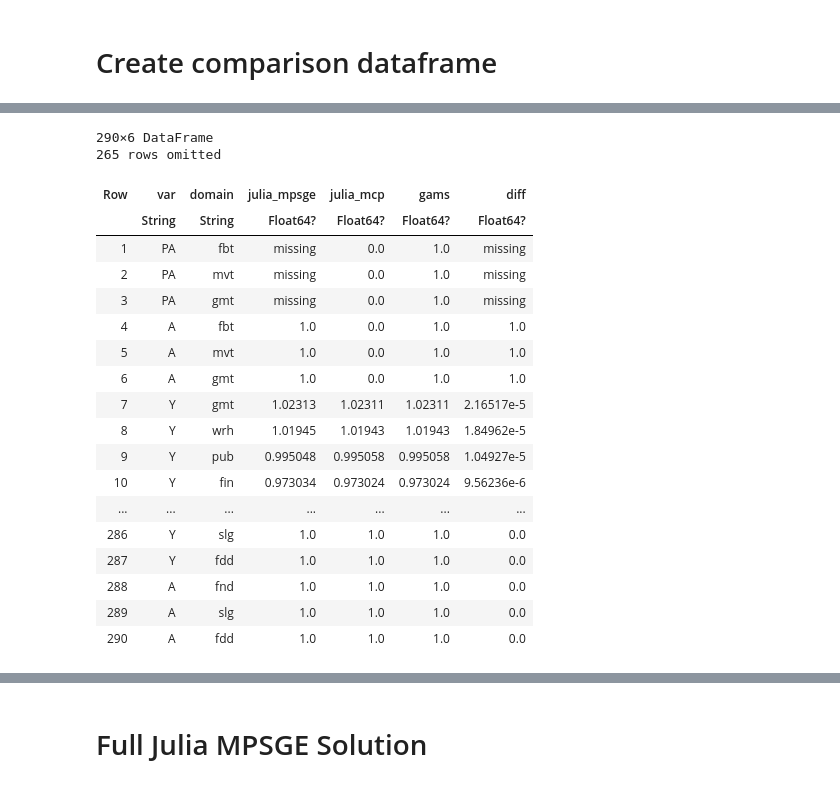
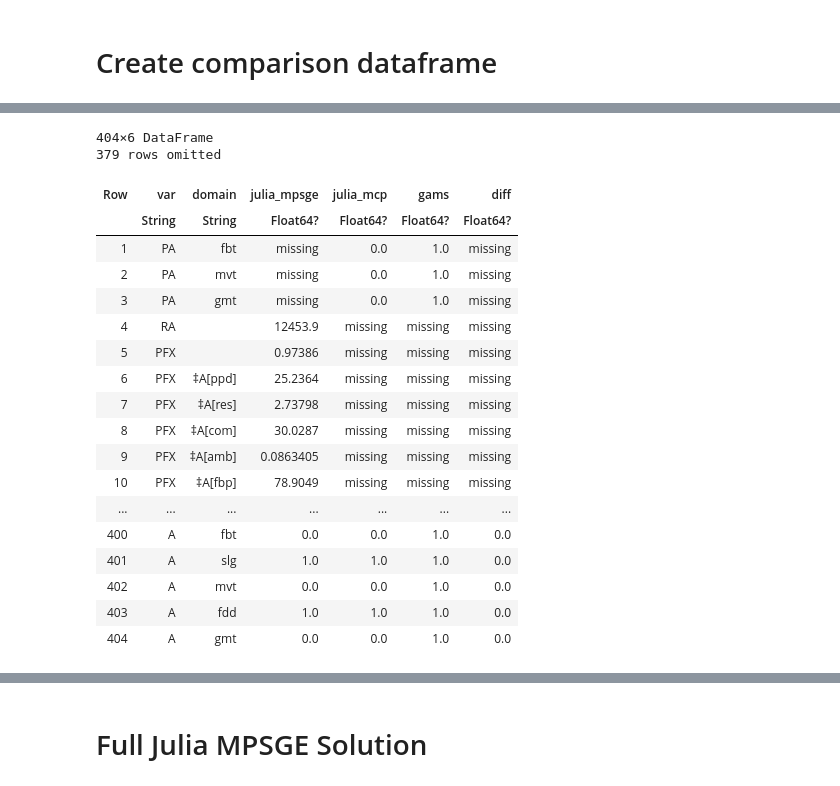
Before and after one commit to EliLazarus/WiNnat_model, a Jupyter notebook: find_differences.ipynb, the cells around one changed output, grey strips where cells are left out. Saved outputs shown, nothing was run; the diff lists cells and outputs as text; code cells hidden in the pictures.

```diff
--- a/find_differences.ipynb
+++ b/find_differences.ipynb
@@ -10,6 +10,8 @@ mean (generic function with 1 method)
 # %% [markdown]
 # Load MPSGE Solutions
 # %%
+file_name = "FullReportCounter"
+
 replace_dict = Dict(
     "Y" => [r"^Y\[\(:(\w{3}),\)]", s"\1"],
     "A" => [r"^A\[\(:(\w{3}),\)]", s"\1"],
@@ -18,11 +20,11 @@ replace_dict = Dict(
     "PY" => [r"^PY\[\(:(\w{3}),\)]", s"\1"],
     "PVA" => [r"^PVA\[\(:(\w{6,7}),\)]", s"\1"],
     "PM" => [r"^PM\[\(:(\w{3}),\)]", s"\1"],
-    #"PFX" => [r"^PFX", s""],
-    #"RA" => [r"^RA", s""],
+    "PFX" => [r"^PFX", s""],
+    "RA" => [r"^RA", s""],
     );
 
-d = DataFrame(CSV.File("FullReportCounter.csv",stringtype=String)) |>
+d = DataFrame(CSV.File("./Results/"*file_name*".csv",stringtype=String)) |>
     x -> transform(x, :margin => (y -> ifelse.(y.==".","0",y)) => :margin) |>
     x -> transform(x, :margin => (y -> parse.(Float64,y))=>:margin);
 
@@ -48,31 +73,31 @@ df_mpsge = df_mpsge |>
 # %%
-df_mcp = DataFrame(CSV.File("national_sols_julia_mcp.csv",stringtype=String))
+df_mcp = DataFrame(CSV.File("./Results/national_sols_julia_mcp.csv",stringtype=String))
 
-df = DataFrame(CSV.File("national_sols_gams.csv",stringtype=String)) |>
+df = DataFrame(CSV.File("./Results/national_sols_gams.csv",stringtype=String)) |>
     x -> dropmissing(x) |>
     x -> outerjoin(df_mpsge,df_mcp,x, on = [:var,:domain],makeunique=true) |>
     x -> rename(x, :value => :julia_mpsge, :value_1 => :julia_mcp, :value_2 => :gams) |>
     x -> transform(x, [:julia_mpsge,:julia_mcp] => ((a,b) -> abs.(a-b)) => :diff) |>
     #x -> filter(:julia_mcp => y -> !ismissing(y) && y !=0 , x) |>
     x -> sort(x,:diff;rev=true)
 # %% [output]
-290×6 DataFrame
-265 rows omitted
+404×6 DataFrame
+379 rows omitted
 | Row | var | domain | julia_mpsge | julia_mcp | gams | diff |
 |  | String | String | Float64? | Float64? | Float64? | Float64? |
 | 1 | PA | fbt | missing | 0.0 | 1.0 | missing |
 | 2 | PA | mvt | missing | 0.0 | 1.0 | missing |
 | 3 | PA | gmt | missing | 0.0 | 1.0 | missing |
-| 4 | A | fbt | 1.0 | 0.0 | 1.0 | 1.0 |
-| 5 | A | mvt | 1.0 | 0.0 | 1.0 | 1.0 |
-| 6 | A | gmt | 1.0 | 0.0 | 1.0 | 1.0 |
-| 7 | Y | gmt | 1.02313 | 1.02311 | 1.02311 | 2.16517e-5 |
-| 8 | Y | wrh | 1.01945 | 1.01943 | 1.01943 | 1.84962e-5 |
-| 9 | Y | pub | 0.995048 | 0.995058 | 0.995058 | 1.04927e-5 |
-| 10 | Y | fin | 0.973034 | 0.973024 | 0.973024 | 9.56236e-6 |
+| 4 | RA |  | 12453.9 | missing | missing | missing |
+| 5 | PFX |  | 0.97386 | missing | missing | missing |
+| 6 | PFX | ‡A[ppd] | 25.2364 | missing | missing | missing |
+| 7 | PFX | ‡A[res] | 2.73798 | missing | missing | missing |
+| 8 | PFX | ‡A[com] | 30.0287 | missing | missing | missing |
+| 9 | PFX | ‡A[amb] | 0.0863405 | missing | missing | missing |
+| 10 | PFX | ‡A[fbp] | 78.9049 | missing | missing | missing |
 | ... | ... | ... | ... | ... | ... | ... |
-| 286 | Y | slg | 1.0 | 1.0 | 1.0 | 0.0 |
-| 287 | Y | fdd | 1.0 | 1.0 | 1.0 | 0.0 |
-| 288 | A | fnd | 1.0 | 1.0 | 1.0 | 0.0 |
-| 289 | A | slg | 1.0 | 1.0 | 1.0 | 0.0 |
-| 290 | A | fdd | 1.0 | 1.0 | 1.0 | 0.0 |
+| 400 | A | fbt | 0.0 | 0.0 | 1.0 | 0.0 |
+| 401 | A | slg | 1.0 | 1.0 | 1.0 | 0.0 |
+| 402 | A | mvt | 0.0 | 0.0 | 1.0 | 0.0 |
+| 403 | A | fdd | 1.0 | 1.0 | 1.0 | 0.0 |
+| 404 | A | gmt | 0.0 | 0.0 | 1.0 | 0.0 |
```
Also changed, not shown: parts of 4 cells of this notebook, 1 other file.
